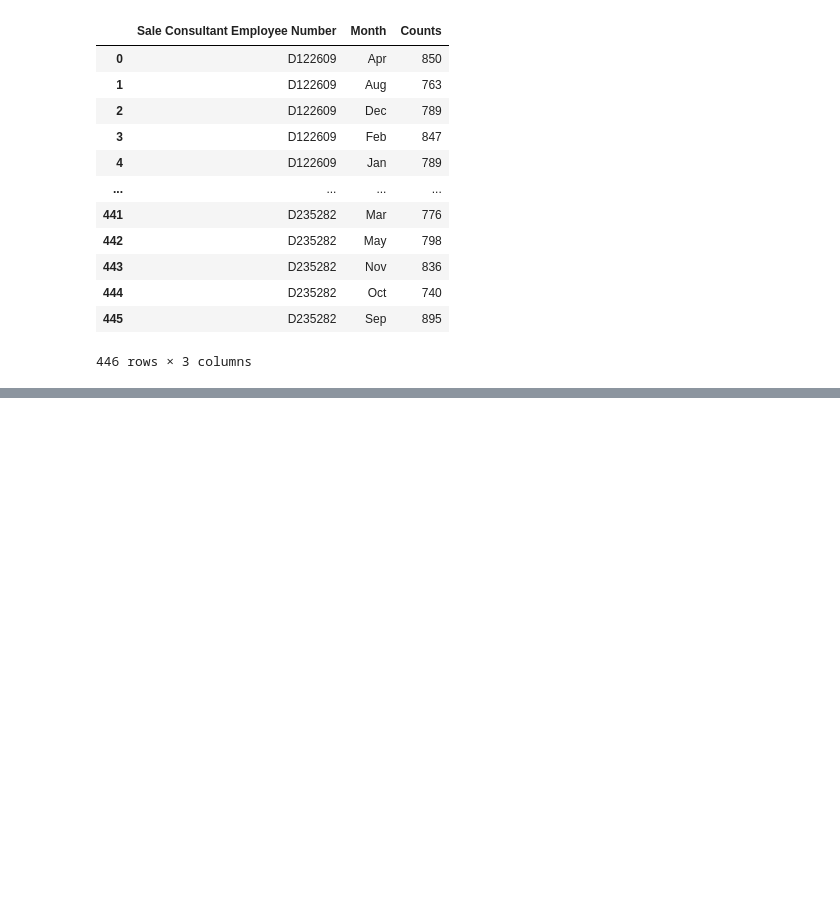
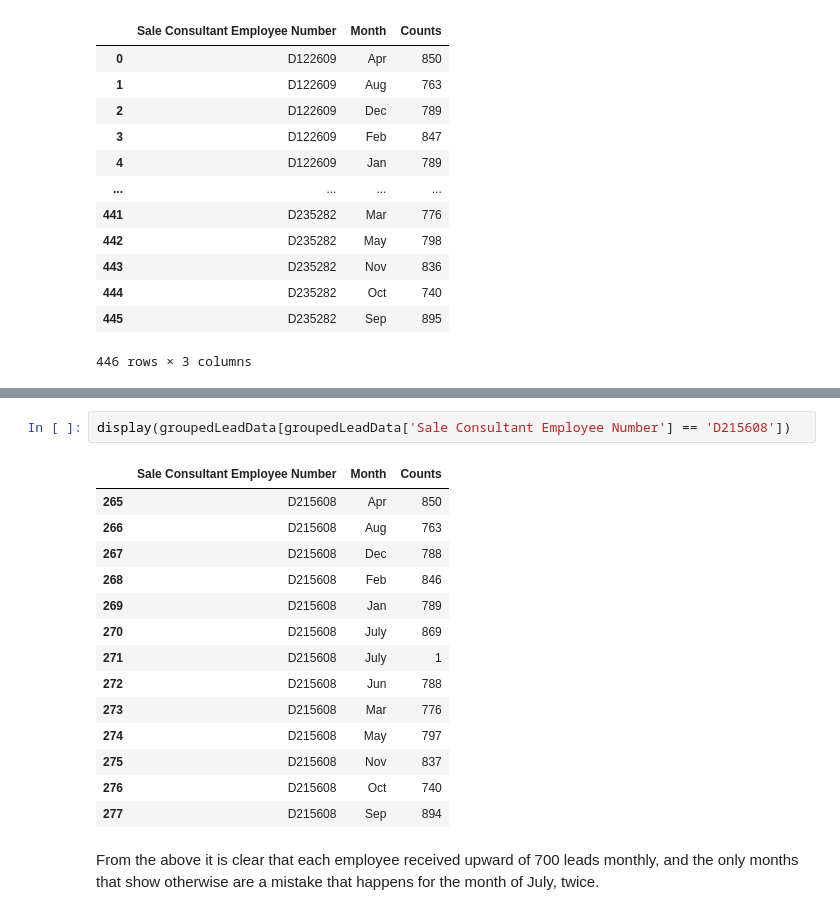
Before and after one commit to ElMaruTheChico/Best-Service-International-Case-Study, a Jupyter notebook: Notebooks/BestServiceInternationalCaseStudy.ipynb, the cells around one changed output, grey strips where cells are left out. Cells and saved outputs as stored; diff of their text form; blank space fills up the shorter version.

```diff
--- a/Notebooks/BestServiceInternationalCaseStudy.ipynb
+++ b/Notebooks/BestServiceInternationalCaseStudy.ipynb
@@ -220,0 +261,19 @@ display(groupedLeadData)
+# %%
+display(groupedLeadData[groupedLeadData['Sale Consultant Employee Number'] == 'D215608'])
+# %% [output]
+|  | Sale Consultant Employee Number | Month | Counts |
+| 265 | D215608 | Apr | 850 |
+| 266 | D215608 | Aug | 763 |
+| 267 | D215608 | Dec | 788 |
+| 268 | D215608 | Feb | 846 |
+| 269 | D215608 | Jan | 789 |
+| 270 | D215608 | July | 869 |
+| 271 | D215608 | July | 1 |
+| 272 | D215608 | Jun | 788 |
+| 273 | D215608 | Mar | 776 |
+| 274 | D215608 | May | 797 |
+| 275 | D215608 | Nov | 837 |
+| 276 | D215608 | Oct | 740 |
+| 277 | D215608 | Sep | 894 |
+# %% [markdown]
+From the above it is clear that each employee received upward of 700 leads monthly, and the only months that show otherwise are a mistake that happens for the month of July, twice.
```
Also changed, not shown: parts of 5 cells of this notebook.
